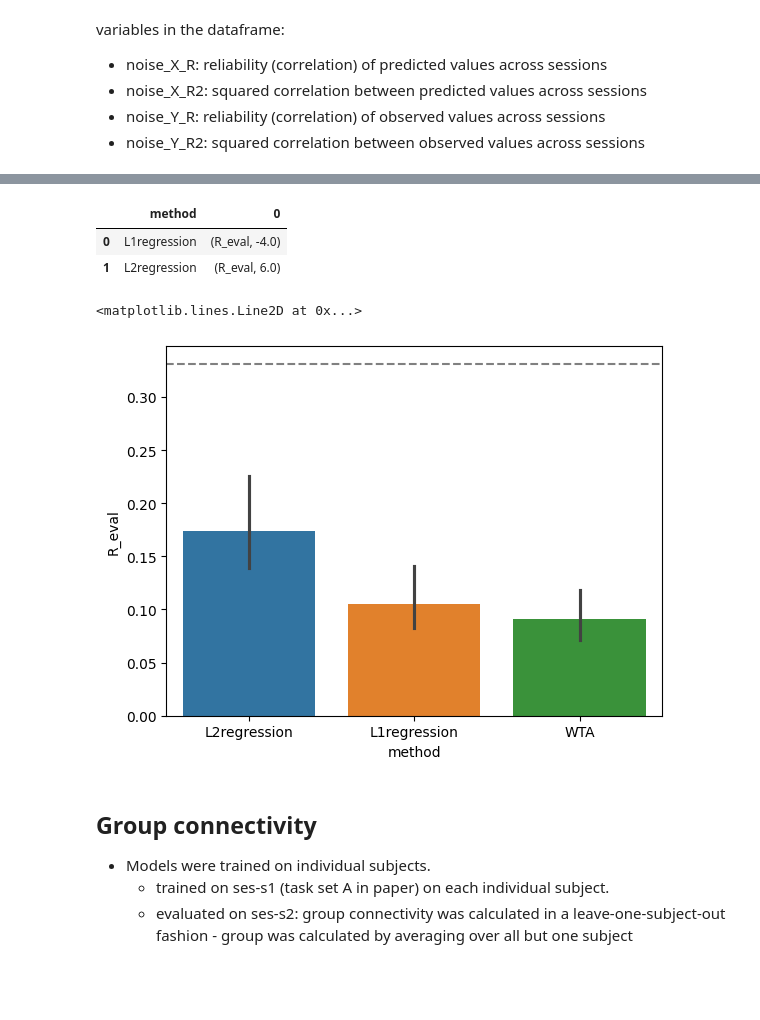
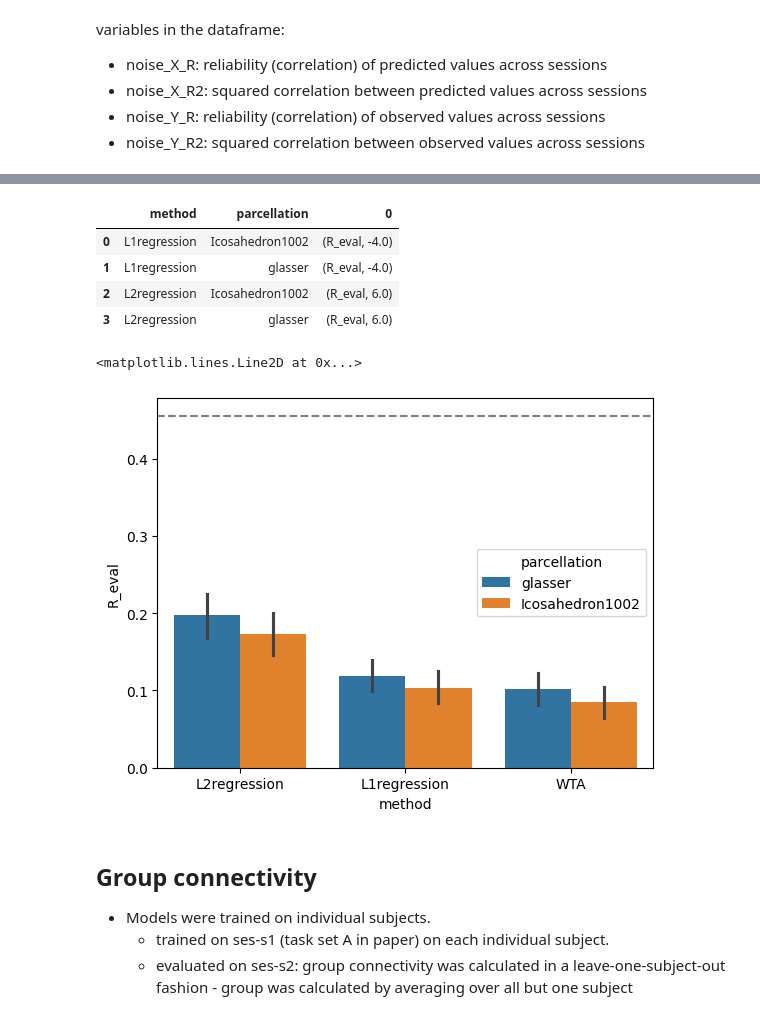
Before and after one commit to lshahsha/bg_conn_sr, a Jupyter notebook: notebooks/bg_model_eval.ipynb, the cells around one changed output, grey strips where cells are left out. Saved outputs shown, nothing was run; the diff lists cells and outputs as text; code cells hidden in the pictures; blank space fills up the shorter version.

```diff
--- a/notebooks/bg_model_eval.ipynb
+++ b/notebooks/bg_model_eval.ipynb
@@ -25,9 +25,10 @@ import matplotlib.pyplot as plt
     * trained on ses-s1 (task set A in paper) on each individual subject. For each subject, it was then evaluated on ses-s2 (task set B in paper) for the same subject.
 # %%
 # get the best performing model for Md, L1 and L2 regression evaluated on individual subjects trained on s1
-d=rm.comb_eval(models=['Md_s1_ind'],
+d=rm.comb_eval(models=['Md_s1_glasser_ind', 'Md_s1_ind'],
                   eval_t = 'eval',
                   eval_data=["MDTB"],
+                  eval_ses='s2',
                   subcortex='MNIAsymBg2',
                   methods =['L2regression', 'L1regression', 'WTA'])
 d['model'].fillna('avg',inplace=True)
@@ -77,23 +78,25 @@ for i,method in enumerate(methods):
 # %%
 # determine best logalpha for each model
-best_model = pd.pivot_table(d,index=['method'],columns=['logalpha'],values=['R_eval'],aggfunc='mean')
+best_model = pd.pivot_table(d,index=['method', 'parcellation'],columns=['logalpha'],values=['R_eval'],aggfunc='mean')
 best_model = best_model.idxmax(axis=1).reset_index()
 best_model
 # %% [output]
-|  | method | 0 |
-| 0 | L1regression | (R_eval, -4.0) |
-| 1 | L2regression | (R_eval, 6.0) |
+|  | method | parcellation | 0 |
+| 0 | L1regression | Icosahedron1002 | (R_eval, -4.0) |
+| 1 | L1regression | glasser | (R_eval, -4.0) |
+| 2 | L2regression | Icosahedron1002 | (R_eval, 6.0) |
+| 3 | L2regression | glasser | (R_eval, 6.0) |
 # %%
 # model evaluation
 # calculate R_eval divided by noise ceiling
 d['R_eval_adj_Y'] = d['R_eval'] / d['noiseceiling_Y']
 dd = d.loc[((d.logalpha == 6) & (d.method == "L2regression")) | ((d.logalpha == -4) & (d.method == "L1regression")) | ((d.method == "WTA"))]
-g = sns.barplot(dd, x='method', y='R_eval', hue='method')
+g = sns.barplot(dd, x='method', y='R_eval', hue='parcellation')
 ny = dd.noiseceiling_Y.mean()
 plt.axhline(ny, color='gray', linestyle='--')
 # %% [output]
 <matplotlib.lines.Line2D at 0x...>
-[figure, old version]
+[figure, new version]
 # %% [markdown]
 ## Group connectivity
 
```
Also changed, not shown: parts of 2 cells of this notebook, 1 other file.
